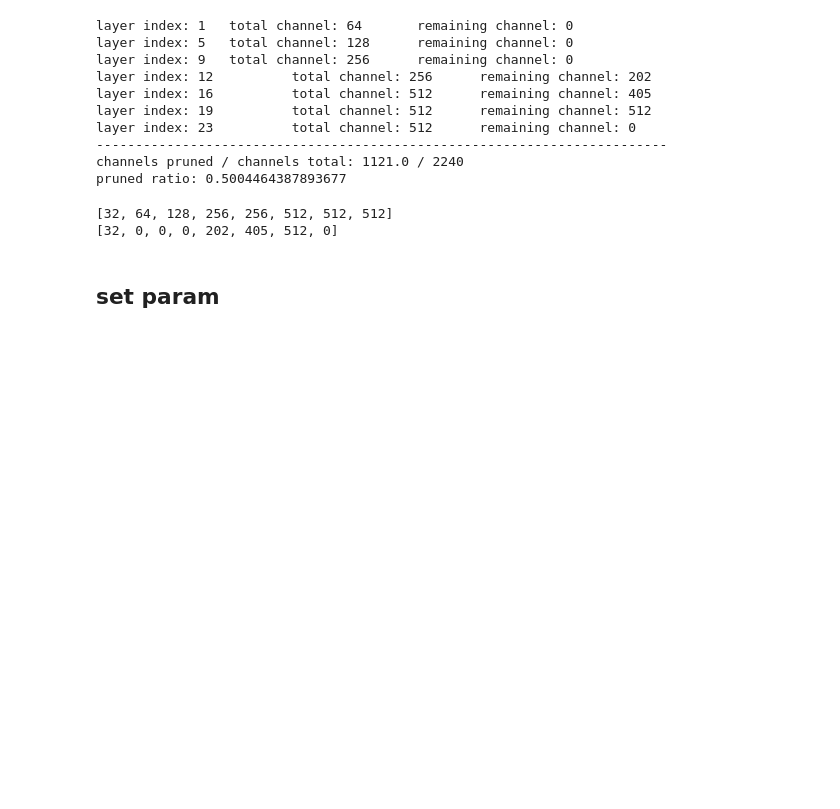
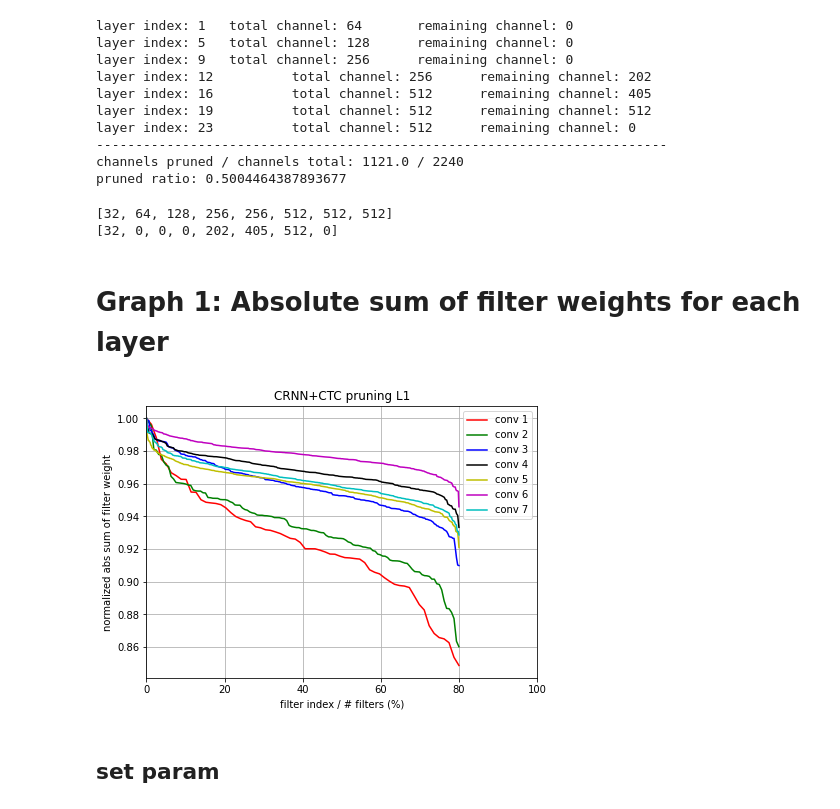
Before and after one commit to Jonathanjopk/pytorch-crnnCtc, a Jupyter notebook: pruning_l1.ipynb, the cells around one changed output. Saved outputs shown, nothing was run; the diff lists cells and outputs as text; code cells hidden in the pictures; blank space fills up the shorter version.

Commit message:
[feature]add plot

```diff
--- a/pruning_l1.ipynb
+++ b/pruning_l1.ipynb
@@ -138,3 +138,5 @@ print(cfg_new)
 # %% [output]
 [32, 64, 128, 256, 256, 512, 512, 512]
 [32, 0, 0, 0, 202, 405, 512, 0]
+# %% [markdown]
+# Graph 1: Absolute sum of filter weights for each layer
@@ -141,3 +145,34 @@ print(cfg_new)
+# %%
+colors = ['r', 'g', 'b', 'k', 'y', 'm', 'c']
+lines = ['-', '--', '-.']
+
+plt.figure(figsize=(7,5))
+conv_count = 0
+for layer in model.cnn: # 放入自己的 model
+    if isinstance(layer, nn.Conv2d):
+        line_style = colors[conv_count%len(colors)] + lines[conv_count//len(colors)]
+
+        # 取出各層的 filter
+        fw = layer.weight.data.cpu().numpy()
+
+        # 取絕對值 + 排序 (大到小)
+        sorted_abs_sum = np.sort(np.sum(np.abs(fw.reshape(fw.shape[0], -1)), axis=1))[::-1]
+
+        # 將權重標準化 0~1 之間
+        normalized_abs_sum = sorted_abs_sum/sorted_abs_sum[0]
+        conv_count += 1
+        plt.plot(np.linspace(0, 100, normalized_abs_sum.shape[0]), normalized_abs_sum, line_style, label='conv %d'%conv_count)
+
+plt.title("CRNN+CTC pruning L1")
+plt.ylabel("normalized abs sum of filter weight")
+plt.xlabel("filter index / # filters (%)")
+plt.legend(loc='upper right')
+plt.xlim([0, 140])
+plt.grid()
+plt.savefig("figure1.png", dpi=150, bbox_inches='tight')
+plt.show()
+# %% [output]
+[figure, added]
 # %% [markdown]
 ## set param
 # %%
```
Also changed, not shown: parts of 1 cell of this notebook.
